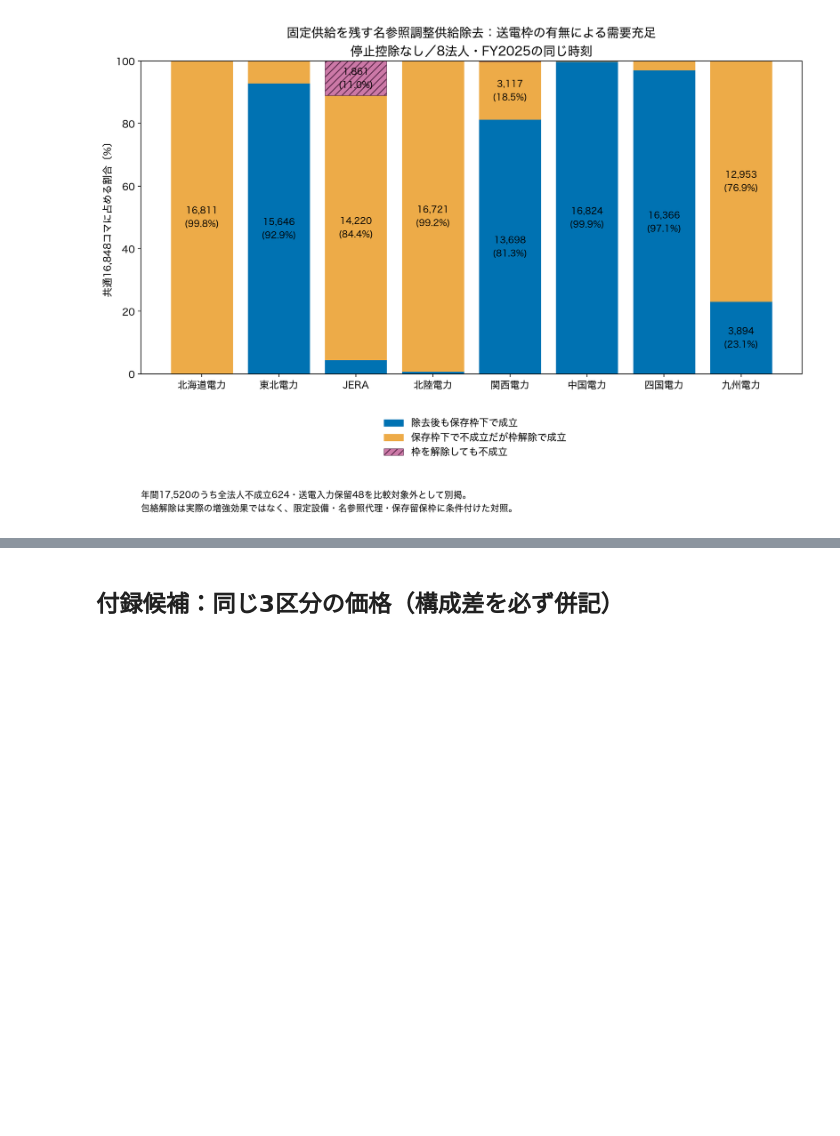
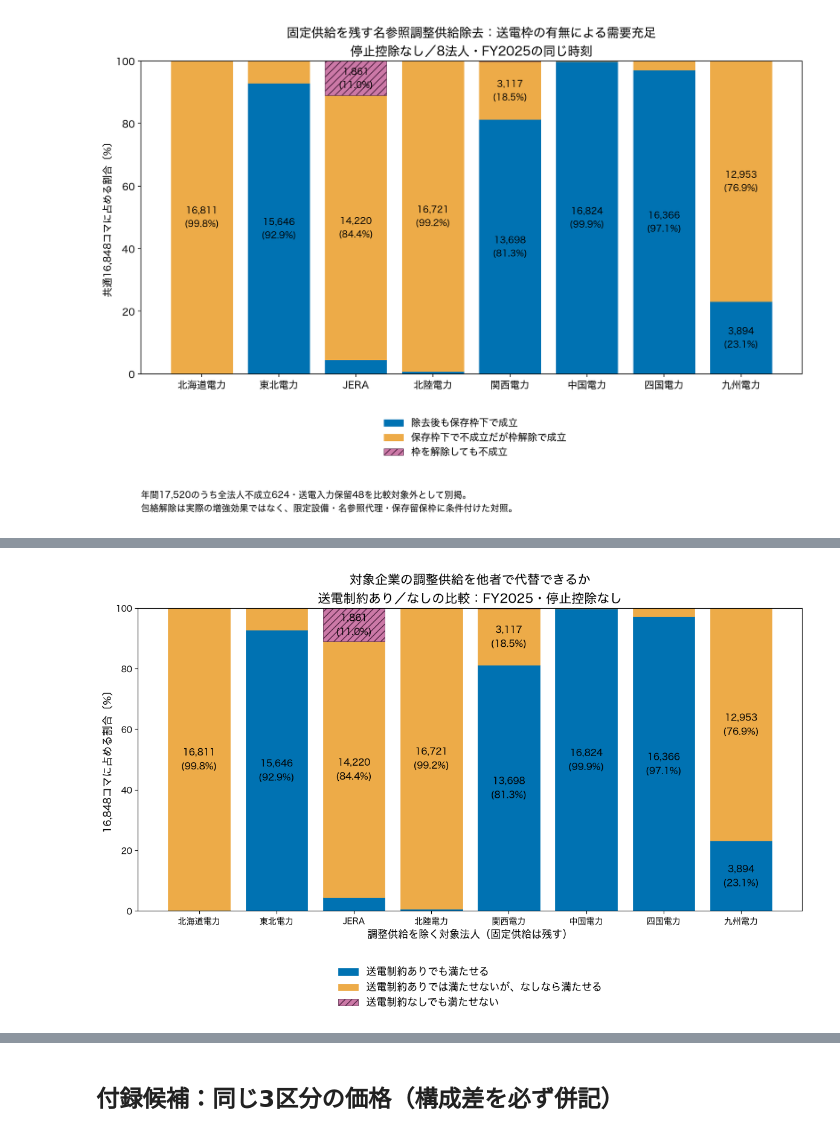
Before and after one commit to gochiglog/jepx-market-power-analysis, a Jupyter notebook: notebooks/10_paper_central_result.ipynb, the cells around one changed output, grey strips where cells are left out. Saved outputs shown, nothing was run; the diff lists cells and outputs as text; code cells hidden in the pictures; blank space fills up the shorter version.

```diff
--- a/notebooks/10_paper_central_result.ipynb
+++ b/notebooks/10_paper_central_result.ipynb
@@ -125,0 +132,67 @@ display(Image(filename=str(REPORT / "figures/02_central_three_categories.png")))
+# %%
+# 既存8法人・16,848時刻の集計を、教授説明用に再表示するだけ。
+import matplotlib.pyplot as plt
+import numpy as np
+from matplotlib import font_manager
+
+plain_balance_data = pd.read_csv(REPORT / "qa/central_three_categories.csv")
+plain_balance_columns = [
+    "feasible_with_saved_bounds", "feasible_only_without_bounds",
+    "infeasible_even_without_bounds",
+]
+plain_balance_labels = [
+    "送電制約ありでも満たせる",
+    "送電制約ありでは満たせないが、なしなら満たせる",
+    "送電制約なしでも満たせない",
+]
+assert len(plain_balance_data) == 8
+assert plain_balance_data.entity_code.is_unique
+assert (plain_balance_data[plain_balance_columns].sum(axis=1) == 16848).all()
+plain_balance_fonts = [
+    font.name for font in font_manager.fontManager.ttflist
+    if font.name in ["Hiragino Sans", "Noto Sans CJK JP", "IPAexGothic", "Arial Unicode MS"]
+]
+with plt.rc_context({
+    "font.family": plain_balance_fonts[:1] + ["DejaVu Sans"],
+    "axes.unicode_minus": False,
+}):
+    plain_balance_figure, plain_balance_axis = plt.subplots(figsize=(12.5, 8.5))
+    plain_balance_figure.subplots_adjust(left=0.10, right=0.98, top=0.86, bottom=0.27)
+    plain_balance_bottom = np.zeros(8)
+    for column, label, color, hatch in zip(
+        plain_balance_columns, plain_balance_labels,
+        ["#0072b2", "#edab48", "#cc79a7"], [None, None, "///"],
+    ):
+        plain_balance_values = plain_balance_data[column].to_numpy() / 16848 * 100
+        plain_balance_axis.bar(
+            range(8), plain_balance_values, bottom=plain_balance_bottom,
+            label=label, color=color, hatch=hatch,
+            edgecolor="#542344" if hatch else color, linewidth=0.5,
+        )
+        for index, (value, count) in enumerate(zip(
+            plain_balance_values, plain_balance_data[column]
+        )):
+            if value >= 8:
+                plain_balance_axis.text(
+                    index, plain_balance_bottom[index] + value / 2,
+                    f"{count:,}\n({value:.1f}%)", ha="center", va="center", fontsize=11,
+                )
+        plain_balance_bottom += plain_balance_values
+    plain_balance_axis.set_xticks(range(8), plain_balance_data.entity_ja)
+    plain_balance_axis.set_ylim(0, 100)
+    plain_balance_axis.set_ylabel("16,848コマに占める割合〔%〕", fontsize=12)
+    plain_balance_axis.set_xlabel("調整供給を除く対象法人（固定供給は残す）", fontsize=12)
+    plain_balance_axis.set_title(
+        "対象企業の調整供給を他者で代替できるか\n"
+        "送電制約あり／なしの比較：FY2025・停止控除なし", fontsize=15,
+    )
+    plain_balance_handles, plain_balance_legend_labels = (
+        plain_balance_axis.get_legend_handles_labels()
+    )
+    plain_balance_figure.legend(
+        plain_balance_handles, plain_balance_legend_labels,
+        loc="upper center", bbox_to_anchor=(0.54, 0.18), frameon=False, fontsize=12,
+    )
+    plt.show()
+# %% [output]
+[figure, added]
```
Also changed, not shown: parts of 2 cells of this notebook, 4 other files.
